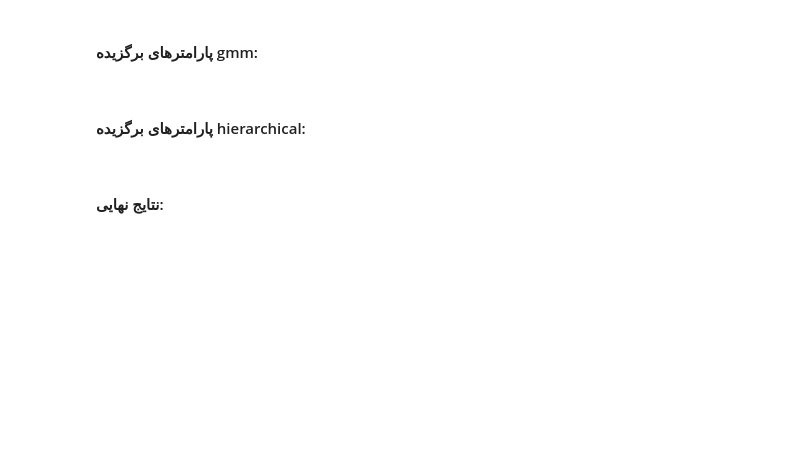
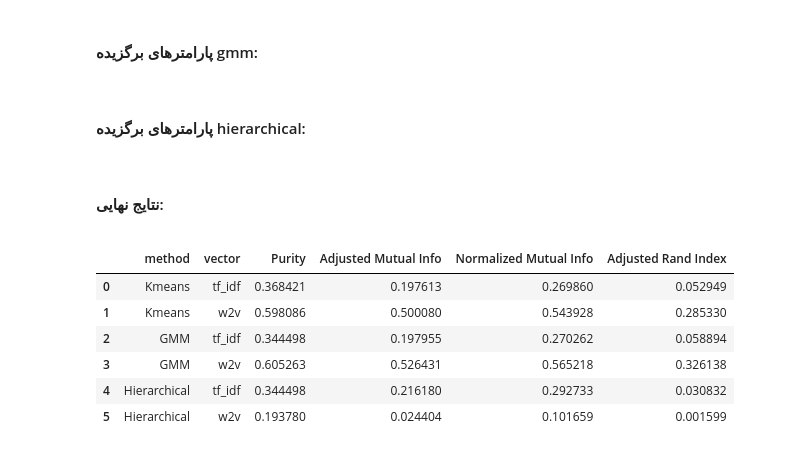
Before and after one commit to hamidreza004/MIR, a Jupyter notebook: reports/phase3/clustering.ipynb, the cells around one changed output. Cells and saved outputs as stored; diff of their text form; code cells hidden in the pictures; blank space fills up the shorter version.

```diff
--- a/reports/phase3/clustering.ipynb
+++ b/reports/phase3/clustering.ipynb
@@ -609,7 +609,7 @@ hierarchical_results
 # %%
 kmeans_tfidf_param = {'n_clusters': 14, 'n_init': 10, 'max_iter': 300, 'random_state': best_random_tfidf}
 kmeans_w2v_param = {'n_clusters': 14, 'n_init': 10, 'max_iter': 300, 'random_state': best_random_w2v}
-kmeans_df = k_means.final(tf_idf, kmeans_tfidf_param, enhanced_w2v, kmeans_w2v_param, tags)
+kmeans_df = k_means.final(tf_idf, kmeans_tfidf_param, enhanced_w2v, kmeans_w2v_param, tags, links)
 # %% [markdown]
 <div dir="rtl">
     <h4>
@@ -619,7 +619,7 @@ kmeans_df = k_means.final(tf_idf, kmeans_tfidf_param, enhanced_w2v, kmeans_w2v_p
 # %%
 gmm_tfidf_param = {'n_components': 14, 'covariance_type': 'full', 'max_iter': 100}
 gmm_w2v_param = {'n_components': 13, 'covariance_type': 'diag', 'max_iter': 100}
-gmm_df = gmm.final(tf_idf, gmm_tfidf_param, enhanced_w2v, gmm_w2v_param, tags)
+gmm_df = gmm.final(tf_idf, gmm_tfidf_param, enhanced_w2v, gmm_w2v_param, tags, links)
 # %% [markdown]
 <div dir="rtl">
     <h4>
@@ -629,7 +629,7 @@ gmm_df = gmm.final(tf_idf, gmm_tfidf_param, enhanced_w2v, gmm_w2v_param, tags)
 # %%
 hierarchical_tfidf_param = {'n_clusters': 14, 'linkage': 'ward', 'affinity': 'euclidean'}
 hierarchical_w2v_param = {'n_clusters': 13, 'linkage': 'ward', 'affinity': 'euclidean'}
-hierarchical_df = hierarchical.final(tf_idf, tf_param, w2v, w2v_param, tags)
+hierarchical_df = hierarchical.final(tf_idf, hierarchical_tfidf_param, w2v, hierarchical_w2v_param, tags, links)
 # %% [markdown]
 <div dir="rtl">
     <h4>
@@ -637,4 +637,12 @@ hierarchical_df = hierarchical.final(tf_idf, tf_param, w2v, w2v_param, tags)
     </h4>
 </div>
 # %%
-pd.concat([kmeans_df, gmm_df, hierarchical_df], axis=0, ignore_index=False)
+pd.concat([kmeans_df, gmm_df, hierarchical_df], axis=0, ignore_index=True)
+# %% [output]
+|  | method | vector | Purity | Adjusted Mutual Info | Normalized Mutual Info | Adjusted Rand Index |
+| 0 | Kmeans | tf_idf | 0.368421 | 0.197613 | 0.269860 | 0.052949 |
+| 1 | Kmeans | w2v | 0.598086 | 0.500080 | 0.543928 | 0.285330 |
+| 2 | GMM | tf_idf | 0.344498 | 0.197955 | 0.270262 | 0.058894 |
+| 3 | GMM | w2v | 0.605263 | 0.526431 | 0.565218 | 0.326138 |
+| 4 | Hierarchical | tf_idf | 0.344498 | 0.216180 | 0.292733 | 0.030832 |
+| 5 | Hierarchical | w2v | 0.193780 | 0.024404 | 0.101659 | 0.001599 |
```
Also changed, not shown: parts of 22 cells of this notebook, 9 other files.
